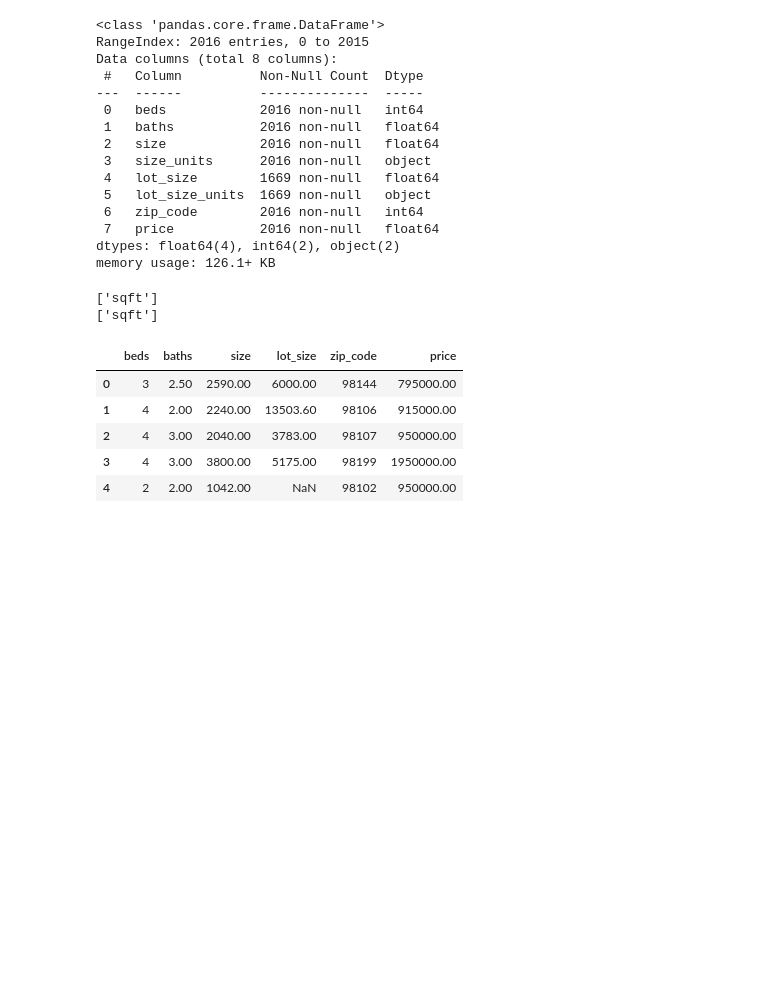
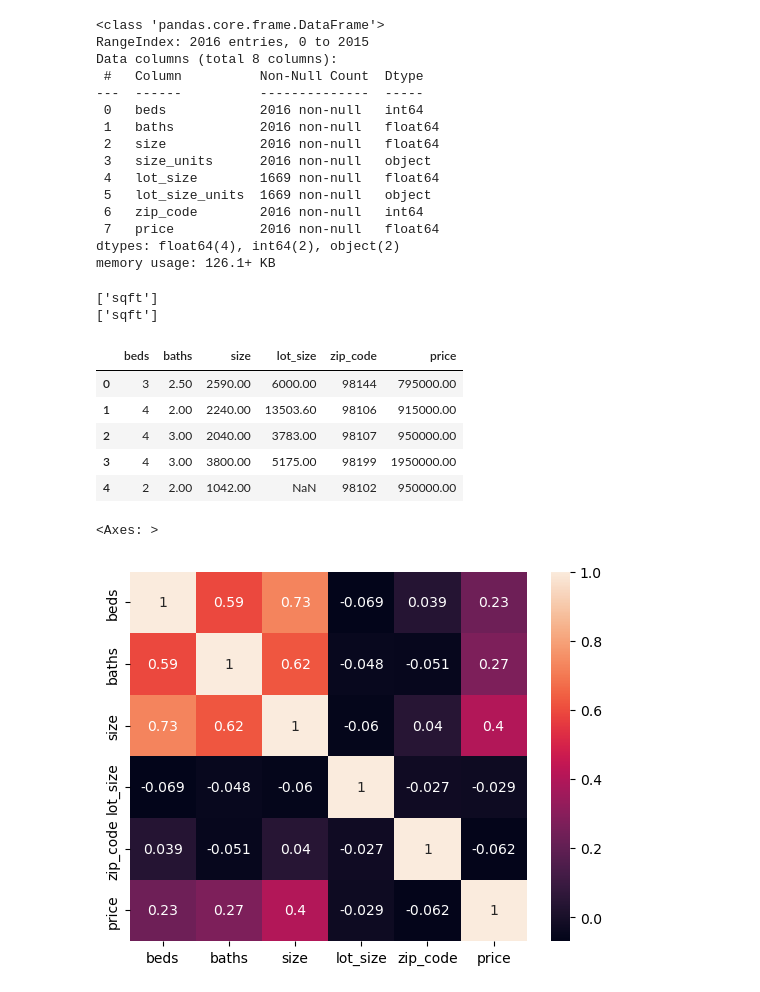
Before and after one commit to m4gical/datasets, a Jupyter notebook: HOUSE PRICE PREDICTION - SEATTLE/Houses in Seattle.ipynb, the cells around one changed output. Saved outputs shown, nothing was run; the diff lists cells and outputs as text; code cells hidden in the pictures; blank space fills up the shorter version.

```diff
--- a/HOUSE PRICE PREDICTION - SEATTLE/Houses in Seattle.ipynb
+++ b/HOUSE PRICE PREDICTION - SEATTLE/Houses in Seattle.ipynb
@@ -68,3 +70,12 @@ train_df.head()
 | 2 | 4 | 3.00 | 2040.00 | 3783.00 | 98107 | 950000.00 |
 | 3 | 4 | 3.00 | 3800.00 | 5175.00 | 98199 | 1950000.00 |
 | 4 | 2 | 2.00 | 1042.00 | NaN | 98102 | 950000.00 |
+# %%
+train_df = train_df.dropna()
+test_df = test_df.dropna()
+# %%
+corr_train = train_df.corr()
+sns.heatmap(corr_train, annot = True)
+# %% [output]
+<Axes: >
+[figure, added]
```
Also changed, not shown: parts of 9 cells of this notebook.
